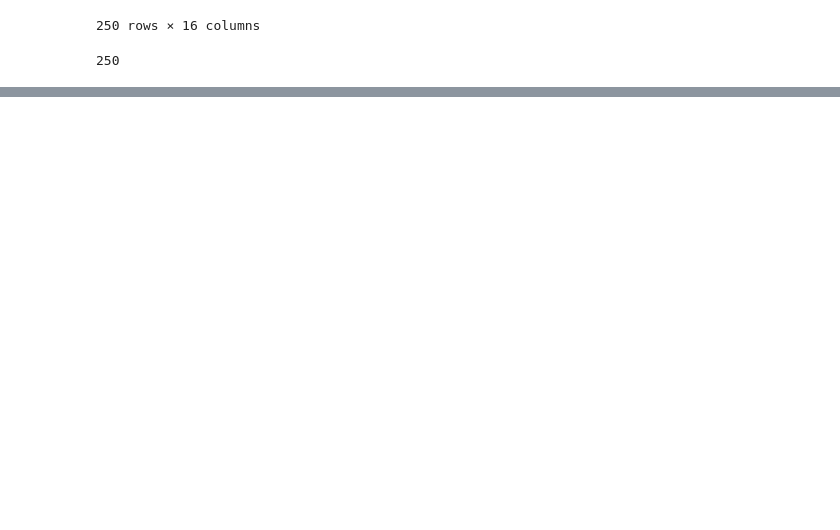
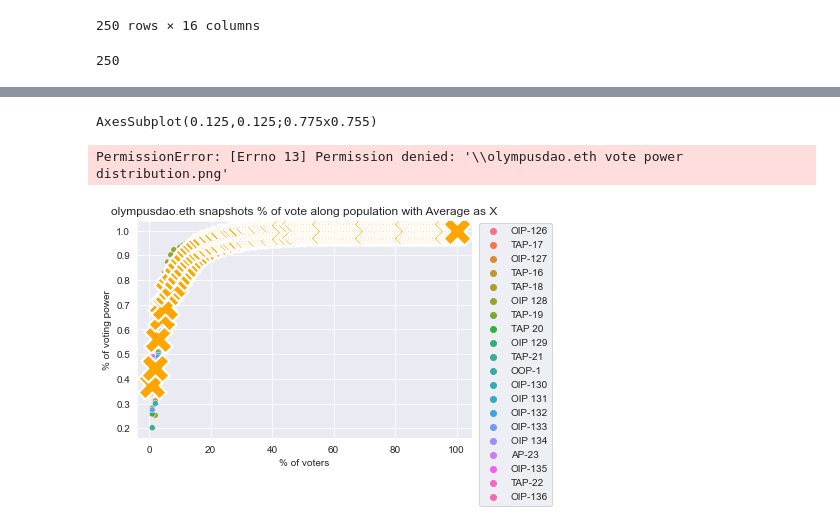
Before and after one commit to EdgeCaser/Snapshotsurfer, a Jupyter notebook: Snapshot Surfer 2.ipynb, the cells around one changed output, grey strips where cells are left out. Drawn from its saved outputs; the diff is of its cells as text; code cells hidden in the pictures; blank space fills up the shorter version.

```diff
--- a/Snapshot Surfer 2.ipynb
+++ b/Snapshot Surfer 2.ipynb
@@ -340,14 +457,20 @@ curve_data.to_csv(path, index = False)
 # %%
 plt.rc("figure", figsize=(40, 20))
 #sns.set_style("whitegrid")
 plt.rc("font", size=25)
 data_means = crunch_data.groupby("percentage_voters_counted_stepped")["cum_percentage_of_total_vp","percentage_voters_counted"].agg("mean").reset_index()
 ##print(data_means)
 plot_title = spacename + ' snapshots % of vote along population with Average as X'
 
-ax=sns.scatterplot(data=crunch_data, hue = "proposals_id",y="cum_percentage_of_total_vp",x="percentage_voters_counted_stepped").set(title=plot_title,xlabel='% of voters',ylabel='% of voting power')
+crunch_data['symbol'] = crunch_data['proposals_title'].str.extract(r'^([^-\s]+[-\s][^-\s:]+)')
+crunch_data['symbol'] = crunch_data['symbol'].str.strip('[]')
+ax=sns.scatterplot(data=crunch_data, hue = "symbol",y="cum_percentage_of_total_vp",x="percentage_voters_counted_stepped").set(title=plot_title,xlabel='% of voters',ylabel='% of voting power')
 chart = sns.scatterplot(data=data_means,x="percentage_voters_counted_stepped",y="cum_percentage_of_total_vp",zorder=3, s=800,marker='X',color = 'orange')
 plt.legend(bbox_to_anchor=(1.02, 0.99), loc='upper left', borderaxespad=0)
 #and save the chart file, too
 print(chart)
 plt.savefig(file+'\\'+spacename+' vote power distribution.png',transparent =False,  dpi=100)
+# %% [output]
+AxesSubplot(0.125,0.125;0.775x0.755)
+PermissionError: [Errno 13] Permission denied: '\\olympusdao.eth vote power distribution.png'
+[figure, added]
```
Also changed, not shown: parts of 10 cells of this notebook, 3 other files.
